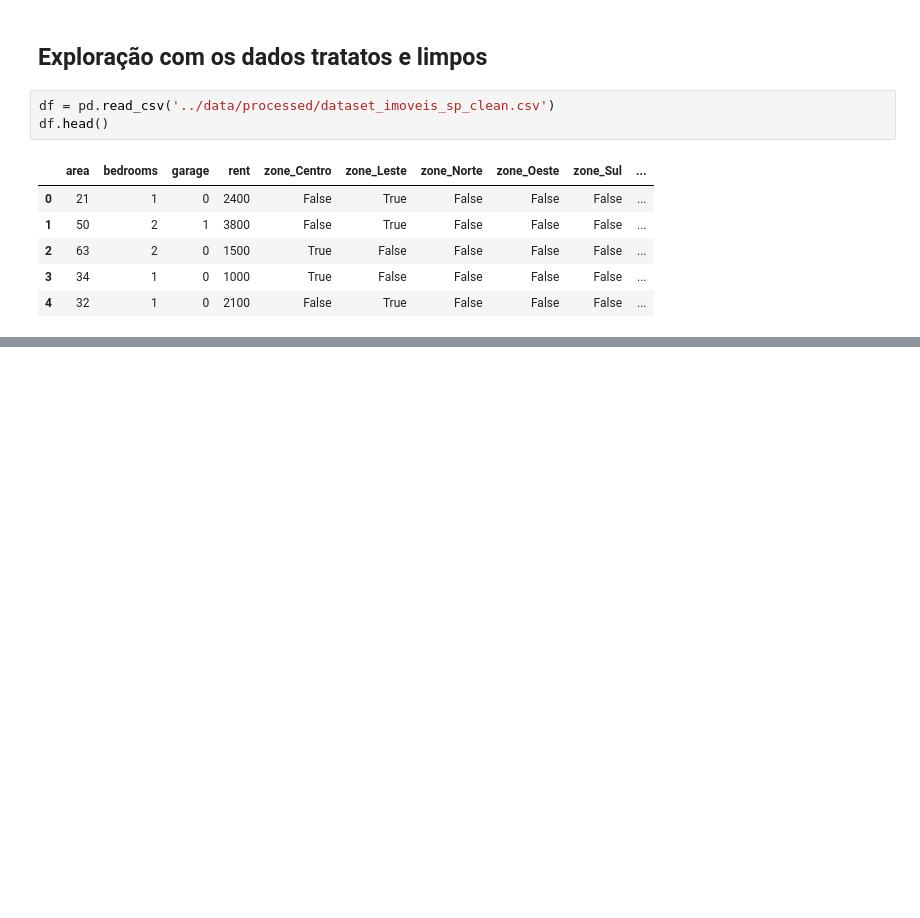
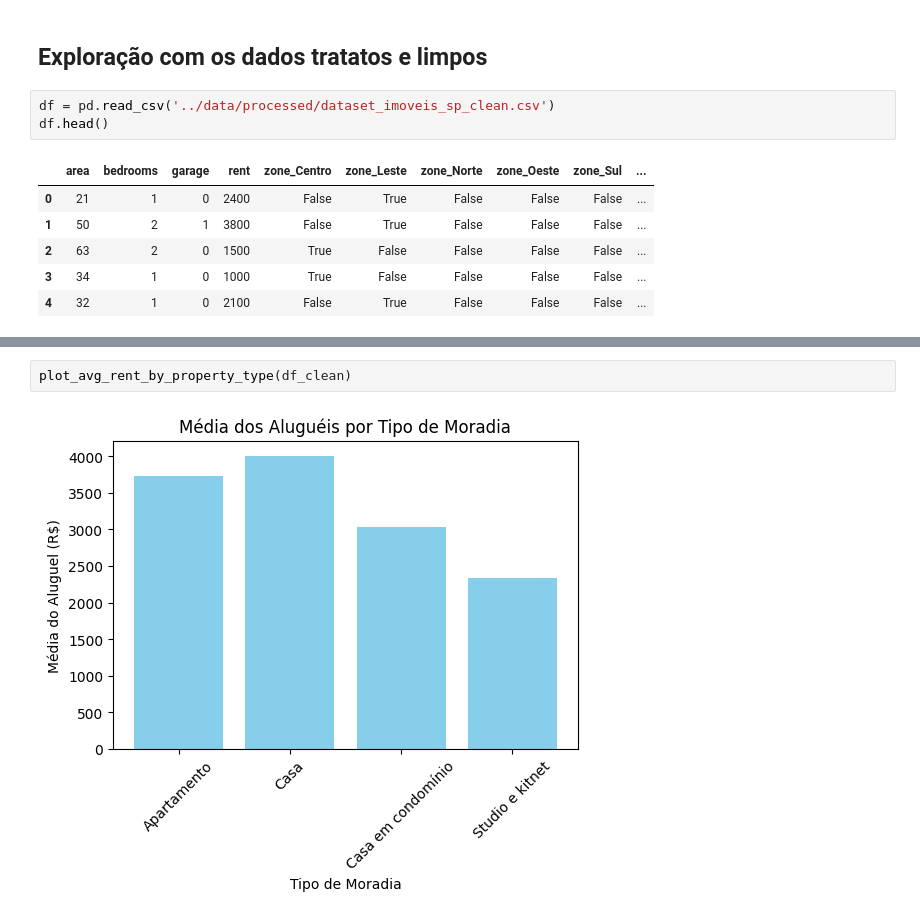
Before and after one commit to fernandarodriguess/AnaliseExploratoria-Imoveis-SP, a Jupyter notebook: notebooks/01_data_exploration.ipynb, the cells around one changed output, grey strips where cells are left out. Drawn from its saved outputs; the diff is of its cells as text; blank space fills up the shorter version.

```diff
--- a/notebooks/01_data_exploration.ipynb
+++ b/notebooks/01_data_exploration.ipynb
@@ -149,0 +114,4 @@ ModuleNotFoundError: No module named 'visualizations'
+# %%
+plot_avg_rent_by_property_type(df_clean)
+# %% [output]
+[figure, added]
```
Also changed, not shown: parts of 16 cells of this notebook, 1 other file.
